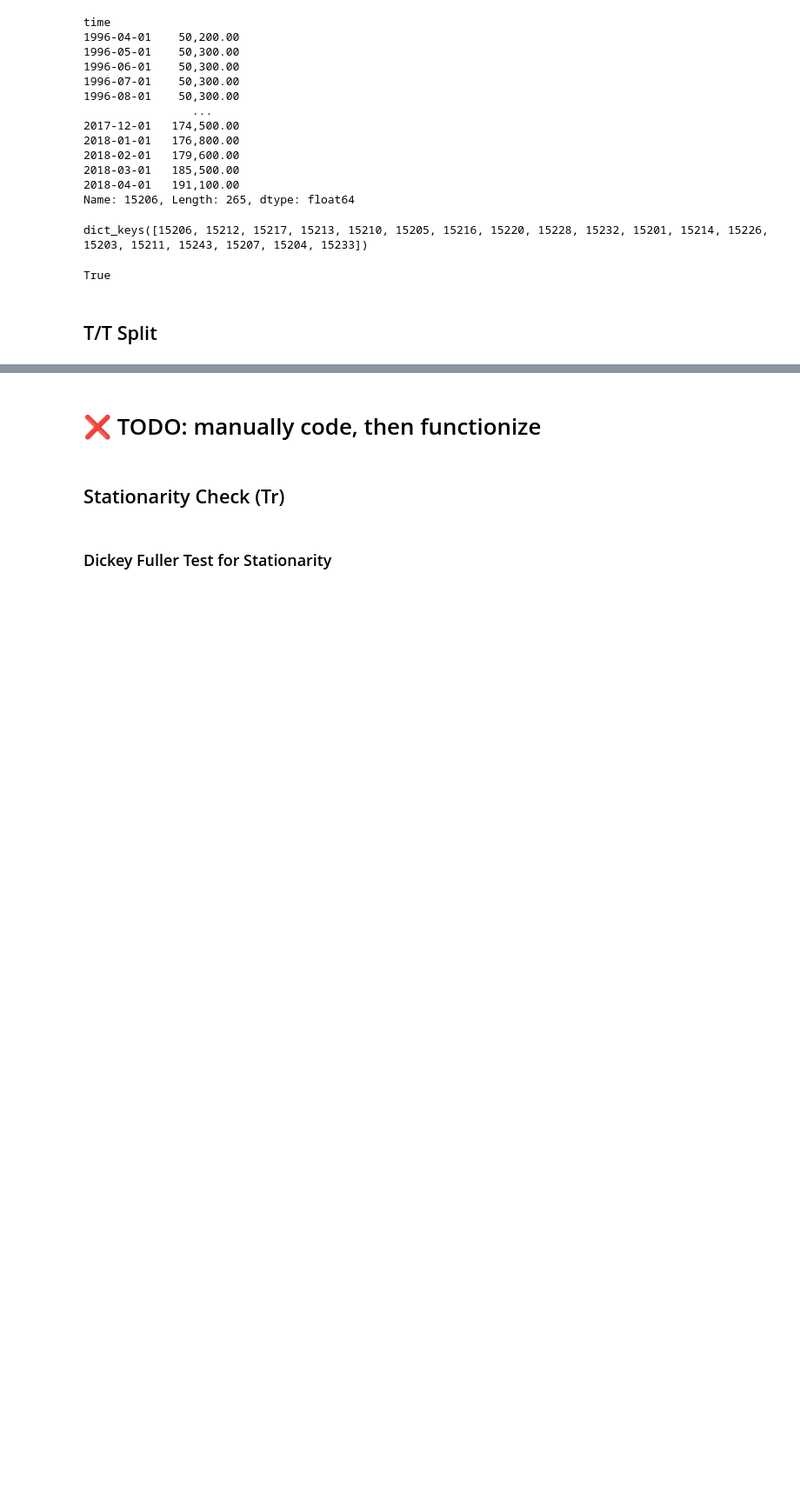
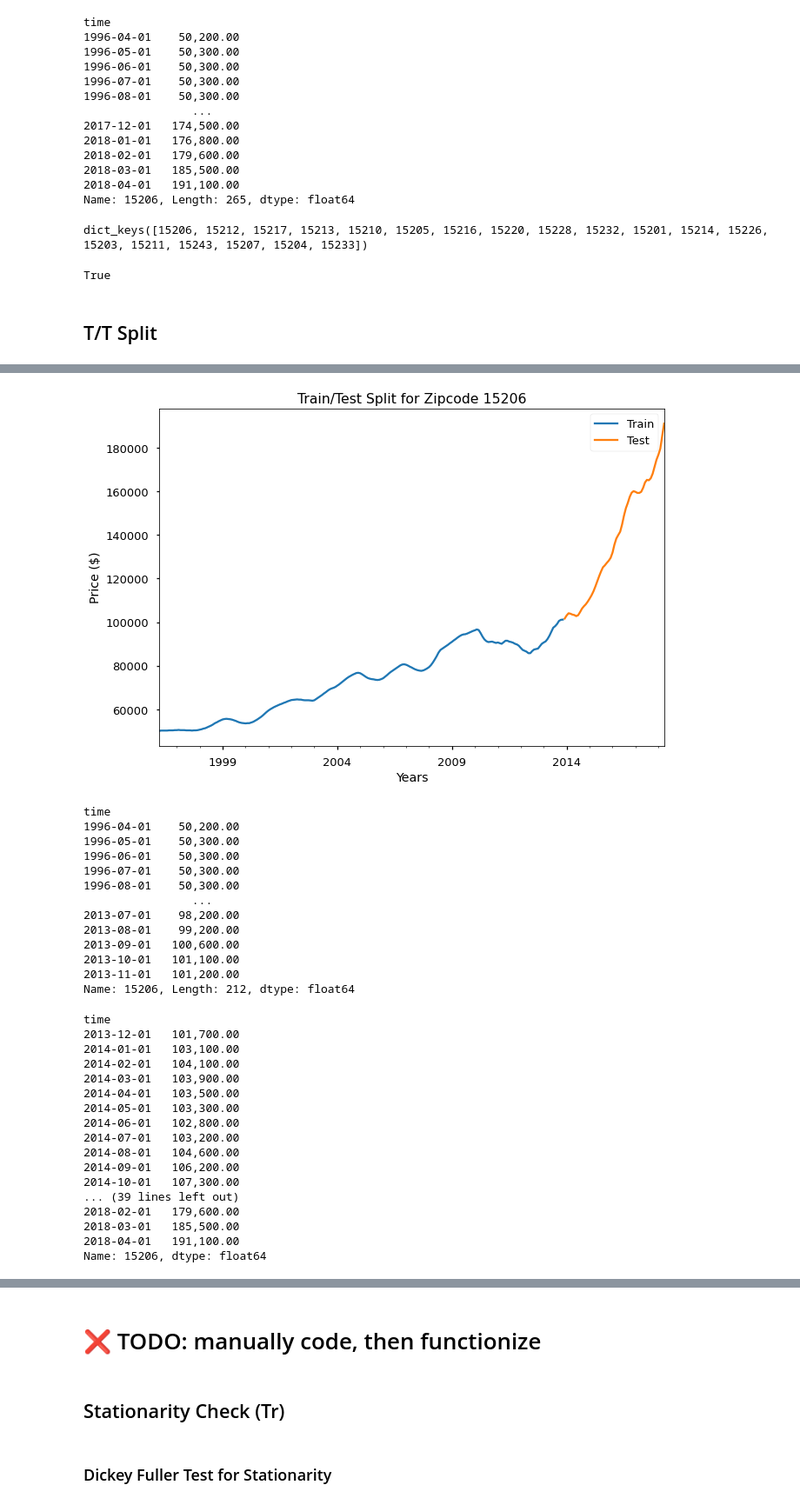
Before and after one commit to BenJMcCarty/Best_of_the_Burgh, a Jupyter notebook: workbooks/WIP_Main_Notebook.ipynb, the cells around one changed output, grey strips where cells are left out. Shown at 87% size. Drawn from its saved outputs; the diff is of its cells as text; code cells hidden in the pictures; blank space fills up the shorter version.

```diff
--- a/workbooks/WIP_Main_Notebook.ipynb
+++ b/workbooks/WIP_Main_Notebook.ipynb
@@ -360,26 +380,54 @@ zipcode_data.shape
 # %%
-tts_cutoff = round(zipcode_data.shape[0]*.8)
-train = zipcode_data.iloc[:tts_cutoff]
-test = zipcode_data.iloc[tts_cutoff:]
+## Creating a function to streamline plotting all of the zipcodes
 
-## Plot
-ax = train.plot(label='Train')
-test.plot(label='Test',ax=ax)
-ax.legend();
+def ts_split(timeseries_df, threshold):
+    tts_cutoff = round(timeseries_df.shape[0]*threshold)
+    train = timeseries_df.iloc[:tts_cutoff]
+    test = timeseries_df.iloc[tts_cutoff:]
+
+    ## Plot
+    fig, ax = plt.subplots()
+    ax = train.plot(label='Train')
+    ax = test.plot(label='Test')
+    ax.legend()
+    ax.set_xlabel('Years')
+    ax.set_ylabel('Price ($)')
+    ax.set_title(f'Train/Test Split for Zipcode {timeseries_df.name}')
+    plt.show();
+
+    return train, test
-# %%
-def ts_split(timeseries_df, threshold):
-    tts_cutoff = round(timeseries_df.shape[0]*threshold)
-    train = timeseries_df.iloc[:tts_cutoff]
-    test = timeseries_df.iloc[tts_cutoff:]
-
-    ## Plot
-    ax = train.plot(label='Train')
-    test.plot(label='Test')
-    ax.legend()
-
-    return train, test
 # %%
-## Creating the train/test split datasets
-
-train, test = ts_split(pitt_melted[0], .8)
-display(train, test)
+## Creating train/test split for first zipcode
+train, test = ts_split(zipcode_val, .8)
+# %% [output]
+[figure, added]
+time
+1996-04-01    50,200.00
+1996-05-01    50,300.00
+1996-06-01    50,300.00
+1996-07-01    50,300.00
+1996-08-01    50,300.00
+                ...
+2013-07-01    98,200.00
+2013-08-01    99,200.00
+2013-09-01   100,600.00
+2013-10-01   101,100.00
+2013-11-01   101,200.00
+Name: 15206, Length: 212, dtype: float64
+time
+2013-12-01   101,700.00
+2014-01-01   103,100.00
+2014-02-01   104,100.00
+2014-03-01   103,900.00
+2014-04-01   103,500.00
+2014-05-01   103,300.00
+2014-06-01   102,800.00
+2014-07-01   103,200.00
+2014-08-01   104,600.00
+2014-09-01   106,200.00
+2014-10-01   107,300.00
+... (39 lines left out)
+2018-02-01   179,600.00
+2018-03-01   185,500.00
+2018-04-01   191,100.00
+Name: 15206, dtype: float64
```
Also changed, not shown: parts of 10 cells of this notebook.
